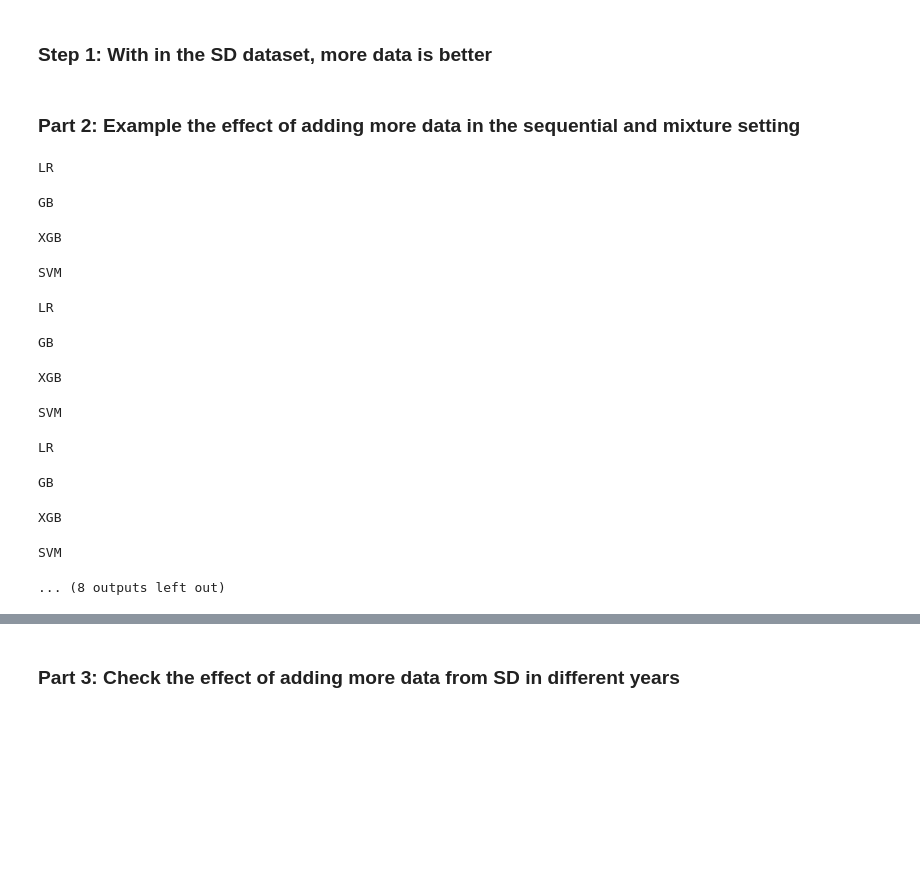
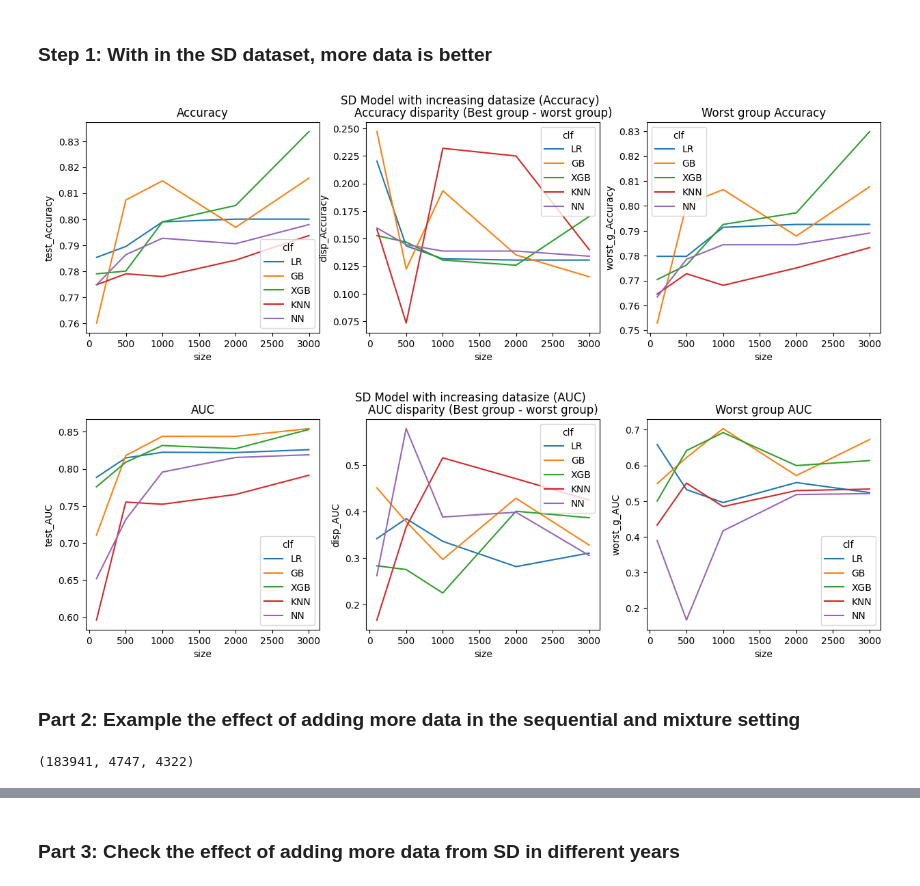
Before and after one commit to the-chen-lab/data-addition-dilemma, a Jupyter notebook: notebooks/folktables-income-sandbox.ipynb, the cells around one changed output, grey strips where cells are left out. Drawn from its saved outputs; the diff is of its cells as text; code cells hidden in the pictures; blank space fills up the shorter version.

```diff
--- a/notebooks/folktables-income-sandbox.ipynb
+++ b/notebooks/folktables-income-sandbox.ipynb
@@ -257,11 +260,11 @@ for metric in ["Accuracy", "AUC"]:
 results = []
 state = "SD"
 year = "2014"
-size_arr = [100, 500, 1000, 2000]
+size_arr = [100, 500, 1000, 2000, 3000]
 for clf in mt.clf_dict.keys():
     for size in size_arr:
         print(size)
-        for run in range(5):
+        for run in range(1):
             (
                 X_train,
                 X_test,
@@ -281,23 +284,26 @@ for clf in mt.clf_dict.keys():
 
             X_train = X_train[incl]
             y_train = y_train[incl]
-            model = mt.model_choice(clf)
+            model = mt.model_choice(clf, X_train, y_train)
 
             model.fit(X_train, y_train)
 
             y_hat = model.predict(X_test)
             corr = y_hat == y_test
-            g_acc_arr = mt.group_accuracy(corr, group_test)
-            g_auc_arr = mt.group_auc(y_test, y_hat, group_test)
-
-
+            g_acc_arr, _ = mt.group_accuracy(corr, group_test)
+            g_auc_arr, _ = mt.group_auc(
+                y_test, model.predict_proba(X_test)[:, 1], group_test
+            )
+            plt.show()
             results.append(
                 {
                     "year": year,
                     "test_Accuracy": accuracy_score(y_hat, y_test),
                     "disp_Accuracy": max(g_acc_arr) - min(g_acc_arr),
                     "worst_g_Accuracy": min(g_acc_arr),
-                    "test_AUC": roc_auc_score(y_test, y_hat),
+                    "test_AUC": roc_auc_score(
+                        y_test, model.predict_proba(X_test)[:, 1]
+                    ),
                     "disp_AUC": max(g_auc_arr) - min(g_auc_arr)
                     if len(g_auc_arr) > 0
                     else 0,
@@ -310,33 +316,41 @@ for clf in mt.clf_dict.keys():
 # %%
 results_df = pd.DataFrame(results)
 for metric in ["Accuracy", "AUC"]:
     fig, axes = plt.subplots(1, 3, figsize=(15, 4))
     sns.lineplot(data=results_df, x="size", y=f"test_{metric}", hue="clf", ax=axes[0])
-    axes[0].set_title("Accuracy")
+    axes[0].set_title(f"{metric}")
     sns.lineplot(data=results_df, x="size", y=f"disp_{metric}", hue="clf", ax=axes[1])
     axes[1].set_title(f"{metric} disparity (Best group - worst group)")
     sns.lineplot(
         data=results_df, x="size", y=f"worst_g_{metric}", hue="clf", ax=axes[2]
     )
     axes[2].set_title(f"Worst group {metric}")
     plt.suptitle(f"{state} Model with increasing datasize ({metric})")
+# %% [output]
+[figure, added]
+[figure, added]
 # %% [markdown]
 ### Part 2: Example the effect of adding more data in the sequential and mixture setting
 # %%
-len(data_dict["CA"]["2014"]["x"]), len(data_dict["SD"]["2014"]["x"])
+len(data_dict["CA"]["2014"]["x"]), len(data_dict["SD"]["2014"]["x"]), len(
+    data_dict["ND"]["2014"]["x"]
+)
+# %% [output]
+(183941, 4747, 4322)
 # %%
 results = []
 state = "SD"
 year = "2014"
 mixture = False  # sequential if False, mixture if True
 size_arr = [50, 100, 500, 1000, 2000, 4000, 8000, 12000, 14000, 16000]
-
-for run in range(5):
+n_runs = 20
+test_ratio = 0.3
+for run in tqdm(range(n_runs)):
     X_train, X_test, y_train, y_test, group_train, group_test = train_test_split(
         data_dict[state][year]["x"],
         data_dict[state][year]["y"],
         data_dict[state][year]["g"],
-        test_size=0.3,
+        test_size=test_ratio,
         random_state=run,
     )
 
@@ -351,7 +365,7 @@ for run in range(5):
 
     for clf in mt.clf_dict.keys():
         print(clf)
-        for size in tqdm(size_arr):
+        for size in size_arr:
             model = mt.model_choice(clf, X_joint[:size], y_joint[:size])
 
             model.fit(X_joint[:size], y_joint[:size])
@@ -359,8 +373,9 @@ for run in range(5):
             y_hat = model.predict(X_test)
             corr = y_hat == y_test
             g_acc_arr, acc_dict = mt.group_accuracy(corr, group_test)
-            g_auc_arr, auc_dict = mt.group_auc(y_test, y_hat, group_test)
-            g_f1_arr, f1_dict = mt.group_f1(y_test, y_hat, group_test)
+            g_auc_arr, auc_dict = mt.group_auc(
+                y_test, model.predict_proba(X_test)[:, 1], group_test
+            )
 
             train_acc = model.score(X_train, y_train)
 
@@ -378,10 +393,6 @@ for run in range(5):
             #         "disp_AUC": auc_dict["white"] - auc_dict["non-white"],
             #         "worst_g_AUC": auc_dict["non-white"],
             #         "best_g_AUC": auc_dict["white"],
-            #         "test_F1": f1_score(y_test, y_hat),
-            #         "disp_F1": f1_dict["white"] - f1_dict["non-white"],
-            #         "worst_g_F1": f1_dict["non-white"],
-            #         "best_g_F1": f1_dict["white"],
             #         "size": size,
             #         "run": run,
             #         "clf": clf,
@@ -395,33 +406,23 @@ for run in range(5):
                     "disp_Accuracy": max(g_acc_arr) - min(g_acc_arr),
                     "worst_g_Accuracy": min(g_acc_arr),
                     "best_g_Accuracy": max(g_acc_arr),
-                    "test_AUC": roc_auc_score(y_test, y_hat),
+                    "test_AUC": roc_auc_score(
+                        y_test, model.predict_proba(X_test)[:, 1]
+                    ),
                     "disp_AUC": max(g_auc_arr) - min(g_auc_arr)
                     if len(g_auc_arr) > 0
                     else 0,
                     "worst_g_AUC": min(g_auc_arr) if len(g_auc_arr) > 0 else 0,
                     "best_g_AUC": max(g_auc_arr) if len(g_auc_arr) > 0 else 0,
-                    "test_F1": f1_score(y_test, y_hat),
-                    "disp_F1": max(g_f1_arr) - min(g_f1_arr),
-                    "worst_g_F1": min(g_f1_arr),
-                    "best_g_F1": max(g_f1_arr),
                     "size": size,
                     "run": run,
                     "clf": clf,
                 }
             )
+
+results_df = pd.DataFrame(results)
+if mixture:
+    results_df.to_csv(f"../results/{state}_n{n_runs}_test{test_ratio}_mixture.csv")
+else:
+    results_df.to_csv(f"../results/{state}_n{n_runs}_test{test_ratio}_sequential.csv")
-# %% [output]
-LR
-GB
-XGB
-SVM
-LR
-GB
-XGB
-SVM
-LR
-GB
-XGB
-SVM
-... (8 outputs left out)
 # %%
```
Also changed, not shown: parts of 7 cells of this notebook, 3 other files.
